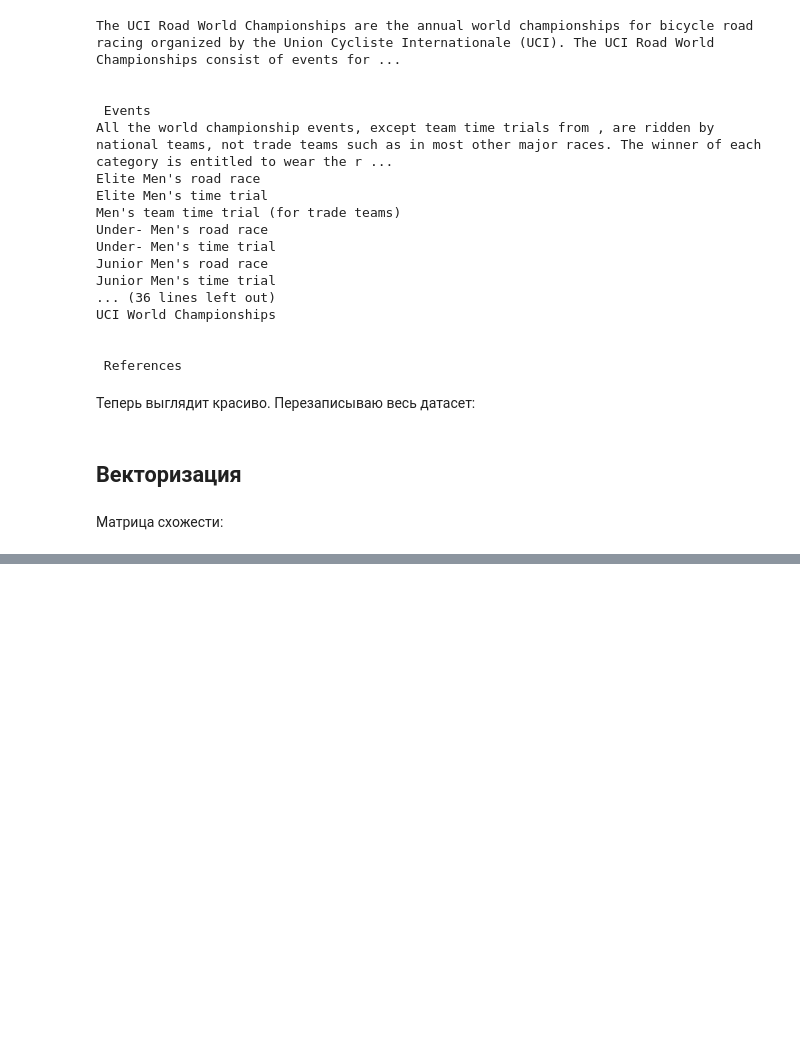
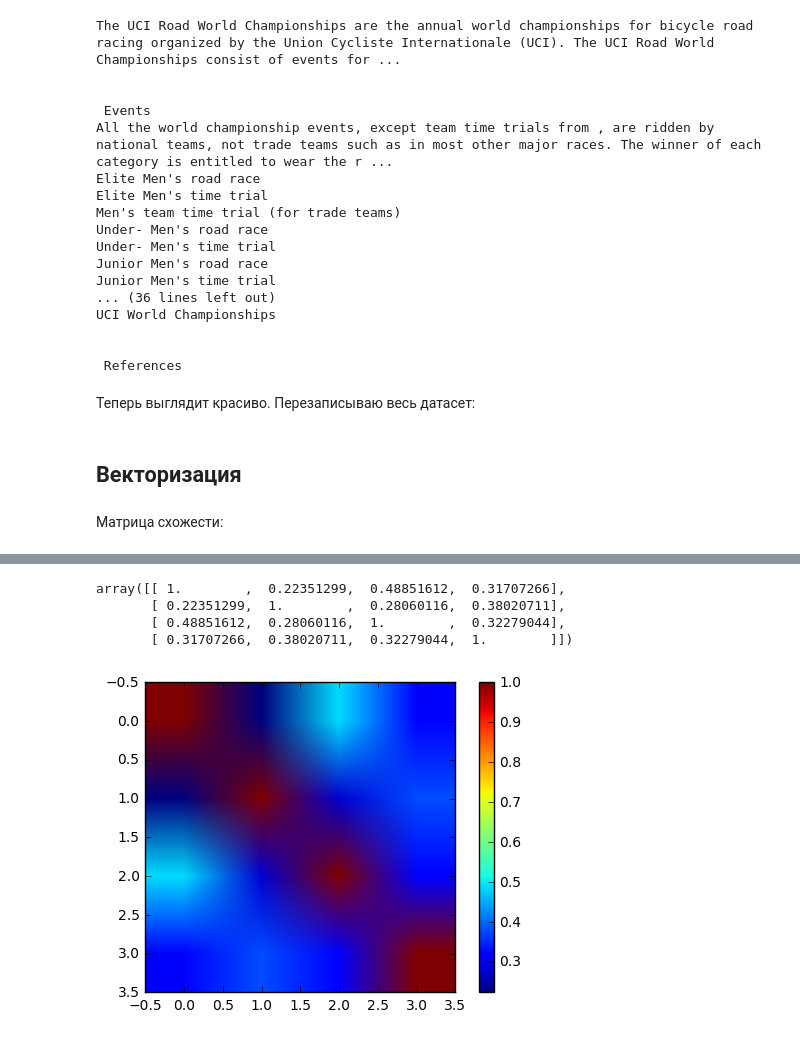
Before and after one commit to maryszmary/compling_hw, a Jupyter notebook: hw1.ipynb, the cells around one changed output, grey strips where cells are left out. Saved outputs shown, nothing was run; the diff lists cells and outputs as text; code cells hidden in the pictures; blank space fills up the shorter version.

```diff
--- a/hw1.ipynb
+++ b/hw1.ipynb
@@ -347,0 +304,7 @@ plt.show()
+# %%
+languages = pandas.DataFrame({'lang': ['eng', 'bask', 'lat', 'ind'], 'text': [
+            '\n'.join(eng['article']),
+            '\n'.join(bask['article']),
+            '\n'.join(lat['article']),
+            '\n'.join(ind['article']),
+        ]})
@@ -347,0 +319,17 @@ plt.show()
+# %%
+simil
+# %% [output]
+array([[ 1.        ,  0.22351299,  0.48851612,  0.31707266],
+       [ 0.22351299,  1.        ,  0.28060116,  0.38020711],
+       [ 0.48851612,  0.28060116,  1.        ,  0.32279044],
+       [ 0.31707266,  0.38020711,  0.32279044,  1.        ]])
+# %%
+tg = TfidfVectorizer(ngram_range=(3,3), analyzer='char')
+mat_lang = tg.fit_transform(languages['text'])
+simil = cosine_similarity(mat_lang)
+
+plt.imshow(simil)
+plt.colorbar()
+plt.show()
+# %% [output]
+[figure, added]
```
Also changed, not shown: parts of 15 cells of this notebook, 1 other file.
